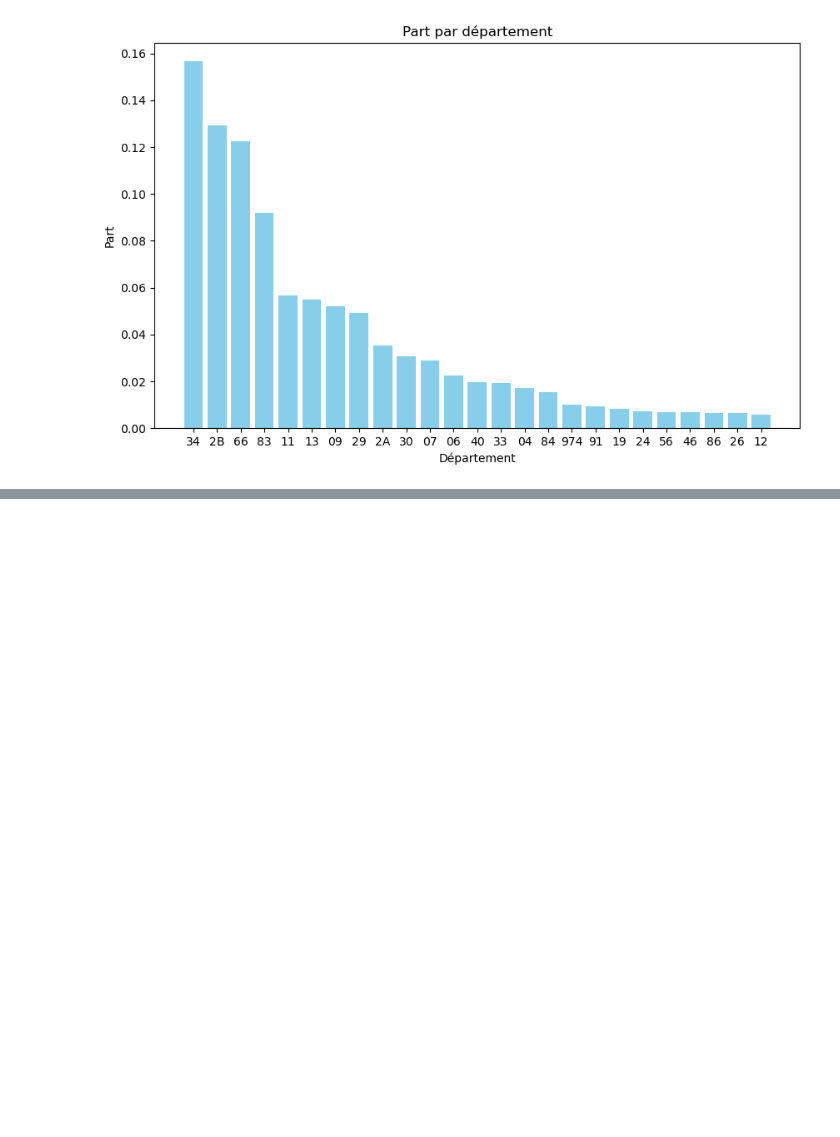
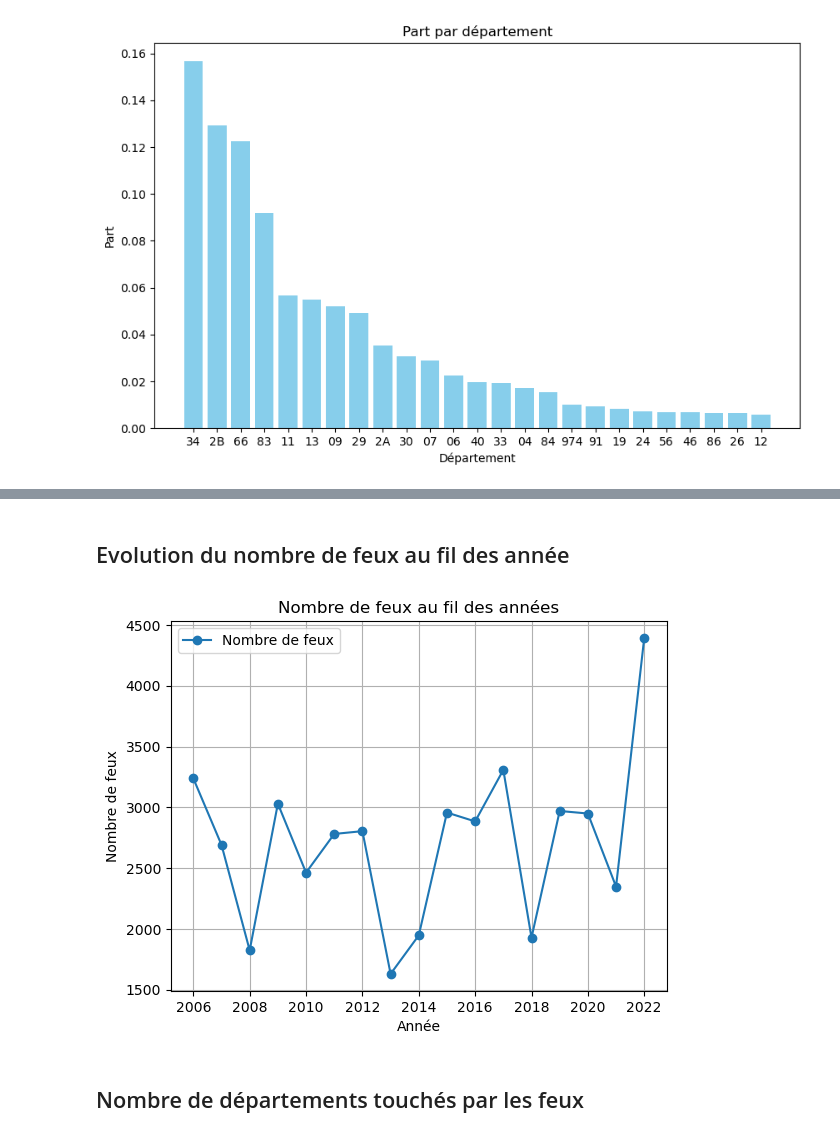
Before and after one commit to jjulietteschneider/Analyse-du-risque-des-feux-de-for-t, a Jupyter notebook: diagrammes.ipynb, the cells around one changed output, grey strips where cells are left out. Cells and saved outputs as stored; diff of their text form; code cells hidden in the pictures; blank space fills up the shorter version.

```diff
--- a/diagrammes.ipynb
+++ b/diagrammes.ipynb
@@ -57,0 +58,22 @@ plt.show()
+# %% [markdown]
+## Evolution du nombre de feux au fil des année
+# %%
+df_nombre_feux = df.groupby(['Année']).size().reset_index(name='nombre de feux')
+# %%
+plt.plot(df_nombre_feux['Année'], df_nombre_feux['nombre de feux'], marker='o', linestyle='-')
+
+# Ajouter des titres et des libellés aux axes
+plt.title('Nombre de feux au fil des années')
+plt.xlabel('Année')
+plt.ylabel('Nombre de feux')
+
+# Afficher la légende
+plt.legend(['Nombre de feux'])
+
+# Afficher le graphe
+plt.grid(True)
+plt.show()
+# %% [output]
+[figure, added]
+# %% [markdown]
+## Nombre de départements touchés par les feux
```
Also changed, not shown: parts of 7 cells of this notebook.
